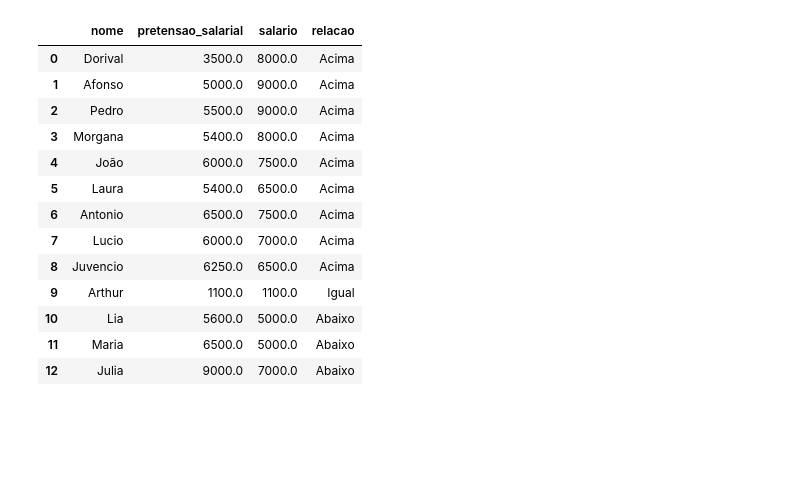
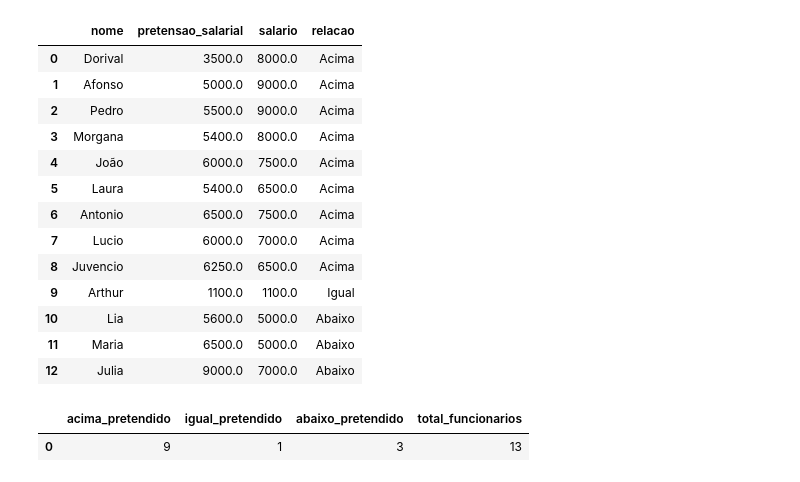
Before and after one commit to GregoryLavor/analise-lotacao, a Jupyter notebook: Analise_Lotacao.ipynb, the cells around one changed output. Saved outputs shown, nothing was run; the diff lists cells and outputs as text; code cells hidden in the pictures; blank space fills up the shorter version.

```diff
--- a/Analise_Lotacao.ipynb
+++ b/Analise_Lotacao.ipynb
@@ -171,3 +171,17 @@ ps.sqldf(query,locals())
 | 10 | Lia | 5600.0 | 5000.0 | Abaixo |
 | 11 | Maria | 6500.0 | 5000.0 | Abaixo |
 | 12 | Julia | 9000.0 | 7000.0 | Abaixo |
+# %%
+query = """
+select
+sum(case when salario > pretensao_salarial then 1 else 0 end) as acima_pretendido,
+sum(case when salario = pretensao_salarial then 1 else 0 end) as igual_pretendido,
+sum(case when salario < pretensao_salarial then 1 else 0 end) as abaixo_pretendido,
+count(*) as total_funcionarios
+from tb_lotacao as lt
+inner join tb_funcionario as cf on cf.id = lt.id_funcionario
+"""
+ps.sqldf(query,locals())
+# %% [output]
+|  | acima_pretendido | igual_pretendido | abaixo_pretendido | total_funcionarios |
+| 0 | 9 | 1 | 3 | 13 |
```
